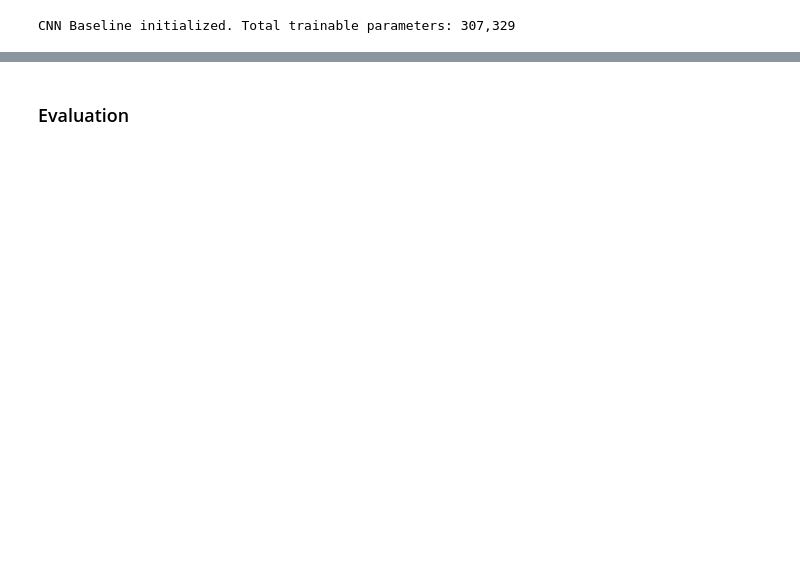
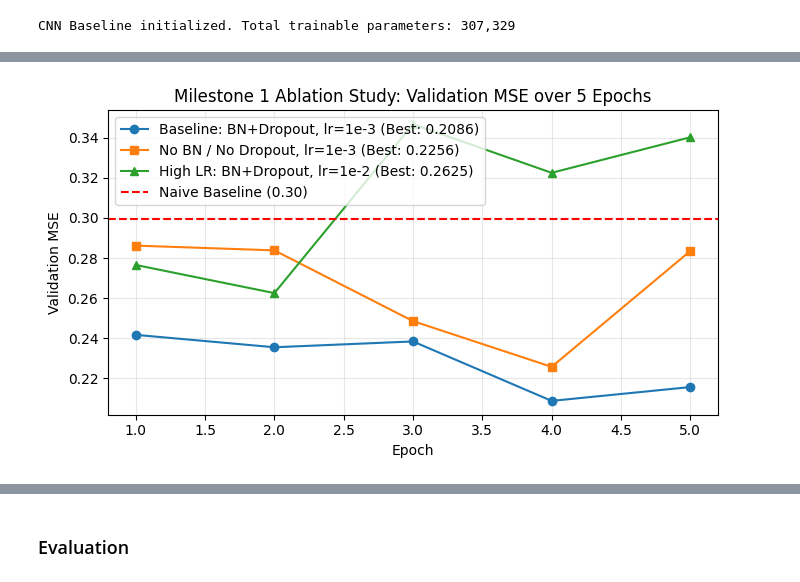
Before and after one commit to TeZaGe/DL-MiniProject-IQA, a Jupyter notebook: TP2_MiniProject_2026.ipynb, the cells around one changed output, grey strips where cells are left out. Saved outputs shown, nothing was run; the diff lists cells and outputs as text; code cells hidden in the pictures; blank space fills up the shorter version.

Commit message:
ajout milestones 4

```diff
--- a/TP2_MiniProject_2026.ipynb
+++ b/TP2_MiniProject_2026.ipynb
@@ -320,6 +307,8 @@ optimizer = optim.Adam(cnn_model.parameters(), lr=0.001)
 num_epochs = 10
 train_losses = []
 val_losses = []
+cnn_train_losses = train_losses
+cnn_val_losses = val_losses
 best_val_loss = float('inf')
 cnn_checkpoint_path = "best_cnn_baseline.pth"
 
@@ -471,0 +460,78 @@ plt.show()
+# %%
+class CNNNoReg(nn.Module):
+    # CNN variant without BatchNorm2d and without Dropout
+    def __init__(self):
+        super(CNNNoReg, self).__init__()
+        self.features = nn.Sequential(
+            nn.Conv2d(3, 32, kernel_size=3, padding=1), nn.ReLU(inplace=True), nn.MaxPool2d(2, 2),
+            nn.Conv2d(32, 64, kernel_size=3, padding=1), nn.ReLU(inplace=True), nn.MaxPool2d(2, 2),
+            nn.Conv2d(64, 128, kernel_size=3, padding=1), nn.ReLU(inplace=True), nn.MaxPool2d(2, 2),
+            nn.Conv2d(128, 128, kernel_size=3, padding=1), nn.ReLU(inplace=True), nn.MaxPool2d(2, 2),
+            nn.AdaptiveAvgPool2d((2, 2))
+        )
+        self.regressor = nn.Sequential(
+            nn.Linear(128 * 2 * 2, 128),
+            nn.ReLU(inplace=True),
+            nn.Linear(128, 1)
+        )
+
+    def forward(self, x):
+        x = torch.flatten(self.features(x), 1)
+        return self.regressor(x).squeeze(-1)
+
+def run_quick_ablation(model_fn, lr, epochs=5, name="Variant"):
+    set_seed(42)
+    model = model_fn().to(device)
+    opt = optim.Adam(model.parameters(), lr=lr)
+    crit = nn.MSELoss()
+    val_hist = []
+    print(f"Running {name} (lr={lr}, {epochs} epochs)...")
+    for ep in range(epochs):
+        model.train()
+        for imgs, tgts in train_loader:
+            imgs, tgts = imgs.to(device), tgts.to(device)
+            opt.zero_grad()
+            loss = crit(model(imgs), tgts)
+            loss.backward()
+            opt.step()
+        model.eval()
+        v_loss = 0.0
+        with torch.no_grad():
+            for imgs, tgts in val_loader:
+                imgs, tgts = imgs.to(device), tgts.to(device)
+                v_loss += crit(model(imgs), tgts).item() * imgs.size(0)
+        v_mse = v_loss / len(val_loader.dataset)
+        val_hist.append(v_mse)
+        print(f"  Epoch [{ep+1}/{epochs}] -> Val MSE: {v_mse:.4f}")
+    return val_hist
+
+ablation_epochs = 5
+# Variant 1: Our Baseline (first 5 epochs already computed in val_losses)
+val_base_5 = cnn_val_losses[:ablation_epochs] if 'cnn_val_losses' in globals() else [0.2416, 0.2354, 0.2383, 0.2086, 0.2155]
+# Variant 2: Without BatchNorm & Dropout
+val_noreg_5 = run_quick_ablation(CNNNoReg, lr=1e-3, epochs=ablation_epochs, name="CNN without BatchNorm/Dropout")
+# Variant 3: High Learning Rate (lr = 1e-2)
+val_highlr_5 = run_quick_ablation(CNNBaseline, lr=1e-2, epochs=ablation_epochs, name="CNN Baseline (High LR = 1e-2)")
+
+# Plot & Summary Table
+plt.figure(figsize=(7, 4))
+ep_range = range(1, ablation_epochs + 1)
+plt.plot(ep_range, val_base_5, marker='o', label=f'Baseline: BN+Dropout, lr=1e-3 (Best: {min(val_base_5):.4f})')
+plt.plot(ep_range, val_noreg_5, marker='s', label=f'No BN / No Dropout, lr=1e-3 (Best: {min(val_noreg_5):.4f})')
+plt.plot(ep_range, val_highlr_5, marker='^', label=f'High LR: BN+Dropout, lr=1e-2 (Best: {min(val_highlr_5):.4f})')
+plt.axhline(naive_test_mse, color='red', linestyle='--', label=f'Naive Baseline ({naive_test_mse:.2f})')
+plt.title('Milestone 1 Ablation Study: Validation MSE over 5 Epochs')
+plt.xlabel('Epoch')
+plt.ylabel('Validation MSE')
+plt.legend()
+plt.grid(True, alpha=0.3)
+plt.tight_layout()
+plt.show()
+
+ablation_df = pd.DataFrame([
+    {"CNN Variant": "CNNBaseline (BN + Dropout, lr=1e-3)", "Best Val MSE (5 ep)": f"{min(val_base_5):.4f}", "Final Val MSE (Ep 5)": f"{val_base_5[-1]:.4f}"},
+    {"CNN Variant": "CNN_NoReg (No BN / No Dropout, lr=1e-3)", "Best Val MSE (5 ep)": f"{min(val_noreg_5):.4f}", "Final Val MSE (Ep 5)": f"{val_noreg_5[-1]:.4f}"},
+    {"CNN Variant": "CNNBaseline (High LR = 1e-2)", "Best Val MSE (5 ep)": f"{min(val_highlr_5):.4f}", "Final Val MSE (Ep 5)": f"{val_highlr_5[-1]:.4f}"}
+])
+display(ablation_df)
+# %% [output]
@@ -471,0 +550 @@ plt.show()
+[figure, added]
```
Also changed, not shown: parts of 53 cells of this notebook.
